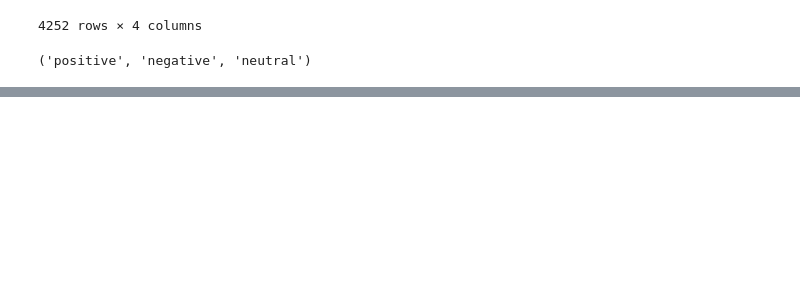
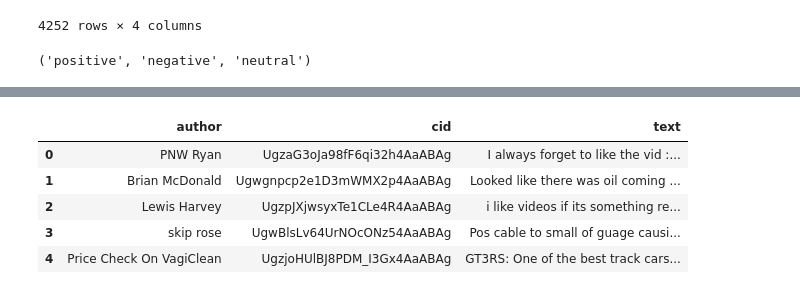
Before and after one commit to amoux/david, a Jupyter notebook: notebooks/prototyping-dataframe-classes-methods.ipynb, the cells around one changed output, grey strips where cells are left out. Cells and saved outputs as stored; diff of their text form; code cells hidden in the pictures; blank space fills up the shorter version.

```diff
--- a/notebooks/prototyping-dataframe-classes-methods.ipynb
+++ b/notebooks/prototyping-dataframe-classes-methods.ipynb
@@ -232,0 +318,10 @@ tm.get_corpus_path()
+# %%
+dataset.index = RangeIndex(len(dataset.index))
+dataset.head()
+# %% [output]
+|  | author | cid | text |
+| 0 | PNW Ryan | UgzaG3oJa98fF6qi32h4AaABAg | I always forget to like the vid :... |
+| 1 | Brian McDonald | Ugwgnpcp2e1D3mWMX2p4AaABAg | Looked like there was oil coming ... |
+| 2 | Lewis Harvey | UgzpJXjwsyxTe1CLe4R4AaABAg | i like videos if its something re... |
+| 3 | skip rose | UgwBlsLv64UrNOcONz54AaABAg | Pos cable to small of guage causi... |
+| 4 | Price Check On VagiClean | UgzjoHUlBJ8PDM_I3Gx4AaABAg | GT3RS: One of the best track cars... |
```
Also changed, not shown: parts of 42 cells of this notebook.
